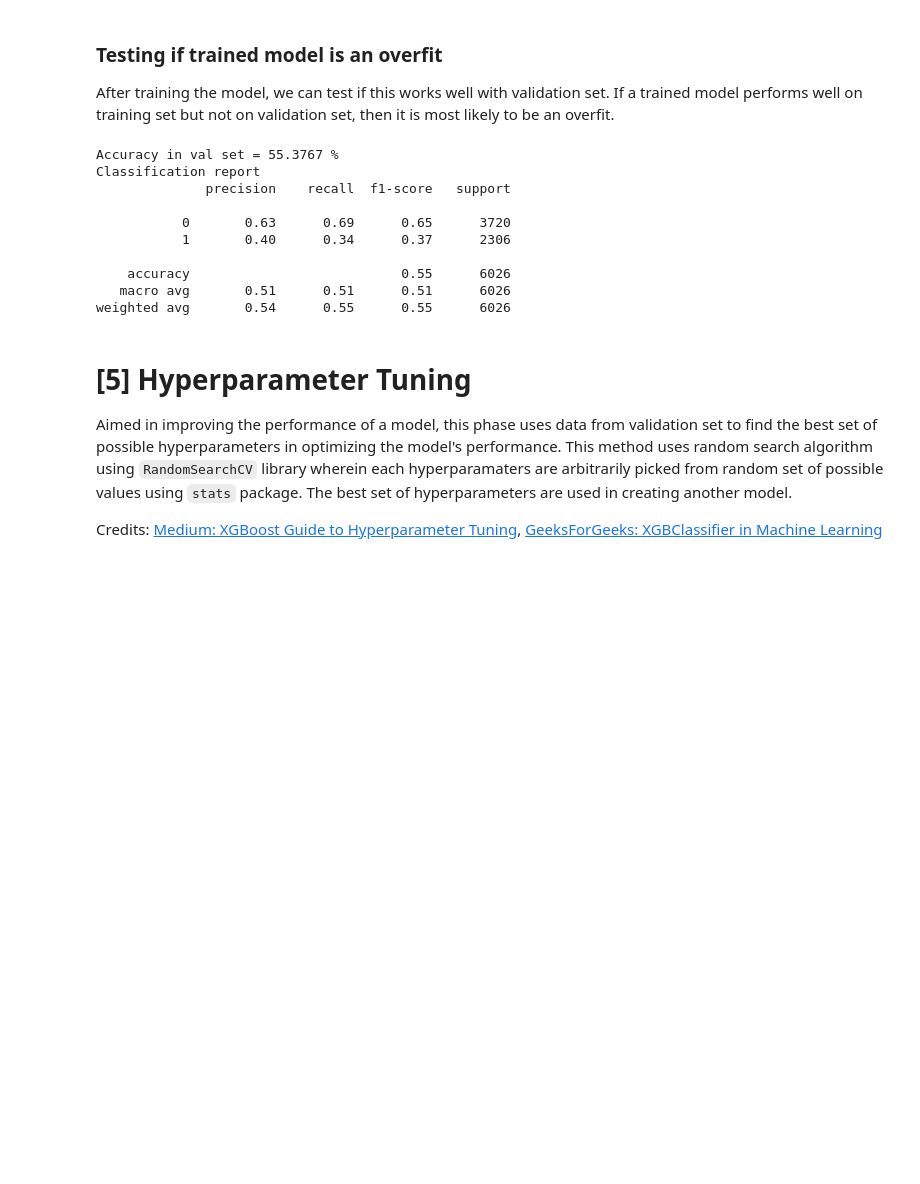
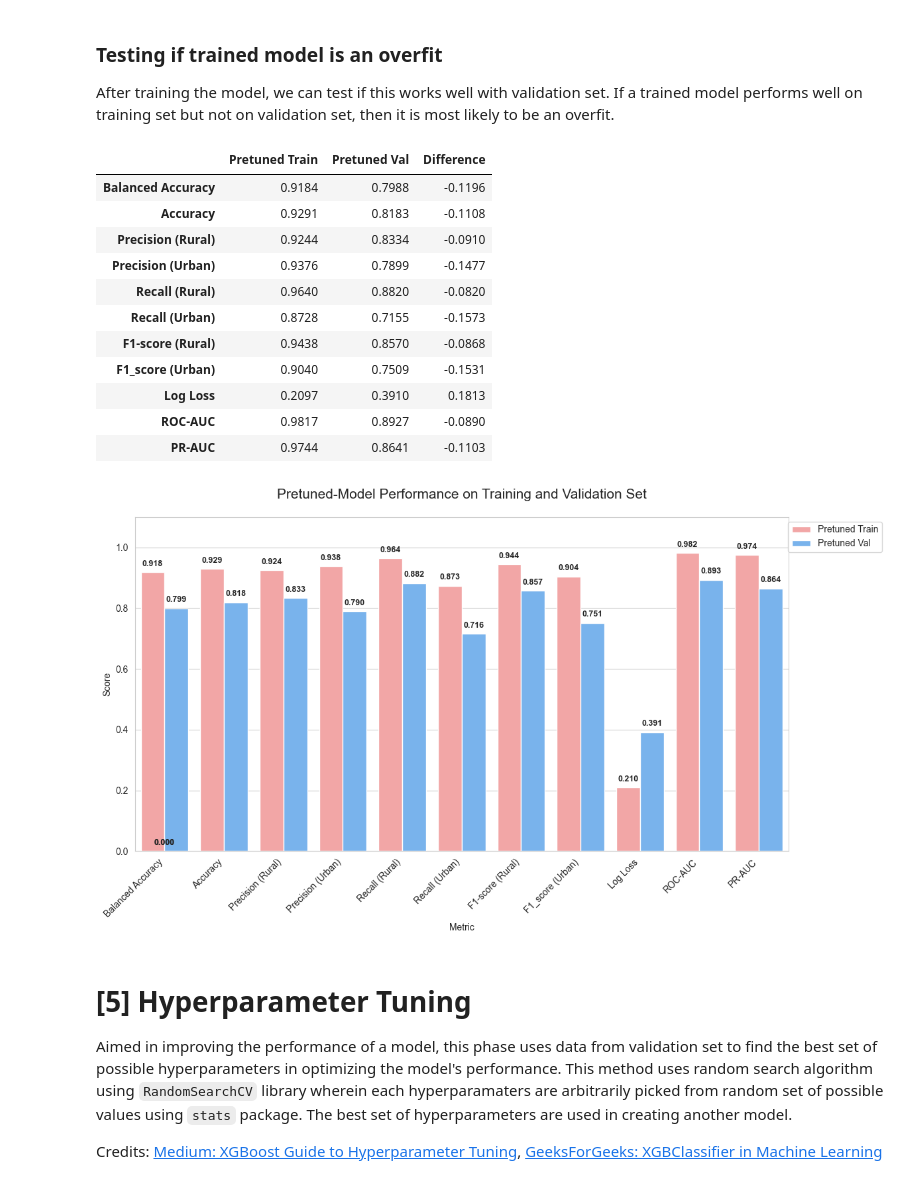
Before and after one commit to NebulaRojo9/STINTSY-MCO, a Jupyter notebook: Gradient Boosting Classifier.ipynb, the cells around one changed output. Saved outputs shown, nothing was run; the diff lists cells and outputs as text; code cells hidden in the pictures; blank space fills up the shorter version.

```diff
--- a/Gradient Boosting Classifier.ipynb
+++ b/Gradient Boosting Classifier.ipynb
@@ -62,9 +169,21 @@ Applying from conceptual understanding of decision trees as prerequisite to unde
 
 **Credits**: [GeeksforGeeks: Gradient Boosting vs Random Forest](https://www.geeksforgeeks.org/machine-learning/gradient-boosting-vs-random-forest/), [IBM Developer: Implementing XGBoost on Python](https://developer.ibm.com/tutorials/awb-implement-xgboost-in-python/)
 # %%
-xgb_model = xgb.XGBClassifier()
-xgb_model.fit(X_train_scaled, y_train)
-y_pred_pretrain = xgb_model.predict(X_train_scaled)
+pretuned_params = {
+    'n_estimators': 100,
+    'learning_rate': 0.3,
+    'max_depth': 6,
+    'subsample': 1,
+    'colsample_bytree': 1,
+    'gamma': 0,
+    'scale_pos_weight': 1
+}
 
-assess_metrics(y_train, y_pred_pretrain, 'train')
+fixed_params= {'objective':'binary:logistic',
+               'random_state': 42,
+               'reg_alpha': 0,
+               'reg_lambda': 1}
+
+pretuned_xgb_model = xgb.XGBClassifier(**pretuned_params, **fixed_params)
+pretuned_xgb_model.fit(X_train_scaled, y_train)
 # %% [output]
@@ -81,17 +201,9 @@ weighted avg       0.93      0.93      0.93     28119
+# %%
+y_pretuned_prob_train, y_pretuned_pred_train = get_prob_preb_loss(model=pretuned_xgb_model, X=X_train_scaled)
+y_pretuned_metrics_train = evaluate_model_comprehensive(y_prob=y_pretuned_prob_train, y_pred=y_pretuned_pred_train, y_actual=y_train)
 # %% [markdown]
 ### Testing if trained model is an overfit
 After training the model, we can test if this works well with validation set. If a trained model performs well on training set but not on validation set, then it is most likely to be an overfit.
 # %%
-y_pred_preval = xgb_model.predict(X_val_scaled)
-assess_metrics(y_val, y_pred, 'val')
+y_pretuned_prob_val, y_pretuned_pred_val = get_prob_preb_loss(model=pretuned_xgb_model, X=X_val_scaled)
+y_pretuned_metrics_val = evaluate_model_comprehensive(y_prob=y_pretuned_prob_val, y_pred=y_pretuned_pred_val, y_actual=y_val)
-# %% [output]
-Accuracy in val set = 55.3767 %
-Classification report
-              precision    recall  f1-score   support
-
-           0       0.63      0.69      0.65      3720
-           1       0.40      0.34      0.37      2306
-
-    accuracy                           0.55      6026
-   macro avg       0.51      0.51      0.51      6026
-weighted avg       0.54      0.55      0.55      6026
@@ -100,3 +210,28 @@ weighted avg       0.54      0.55      0.55      6026
+# %%
+# code to compare performances between training set and validation set and then tell if this is an overfit
+compare_pretrain_vs_preval = compare_values(first_metrics=y_pretuned_metrics_train,
+                                                second_metrics=y_pretuned_metrics_val,
+                                                first_name='Pretuned Train',
+                                                second_name='Pretuned Val')
+display(compare_pretrain_vs_preval)
+bar_graph(comparison_df=compare_pretrain_vs_preval.data,
+          title= 'Pretuned-Model Performance on Training and Validation Set',
+          x_axis_name = 'Metric',
+          y_axis_name = 'Score')
+# %% [output]
+|  | Pretuned Train | Pretuned Val | Difference |
+| Balanced Accuracy | 0.9184 | 0.7988 | -0.1196 |
+| Accuracy | 0.9291 | 0.8183 | -0.1108 |
+| Precision (Rural) | 0.9244 | 0.8334 | -0.0910 |
+| Precision (Urban) | 0.9376 | 0.7899 | -0.1477 |
+| Recall (Rural) | 0.9640 | 0.8820 | -0.0820 |
+| Recall (Urban) | 0.8728 | 0.7155 | -0.1573 |
+| F1-score (Rural) | 0.9438 | 0.8570 | -0.0868 |
+| F1_score (Urban) | 0.9040 | 0.7509 | -0.1531 |
+| Log Loss | 0.2097 | 0.3910 | 0.1813 |
+| ROC-AUC | 0.9817 | 0.8927 | -0.0890 |
+| PR-AUC | 0.9744 | 0.8641 | -0.1103 |
+[figure, added]
 # %% [markdown]
 # **[5]** Hyperparameter Tuning
 Aimed in improving the performance of a model, this phase uses data from validation set to find the best set of possible hyperparameters in optimizing the model's performance. This method uses random search algorithm using `RandomSearchCV` library wherein each hyperparamaters are arbitrarily picked from random set of possible values using `stats` package. The best set of hyperparameters are used in creating another model.
```
Also changed, not shown: parts of 11 cells of this notebook.
